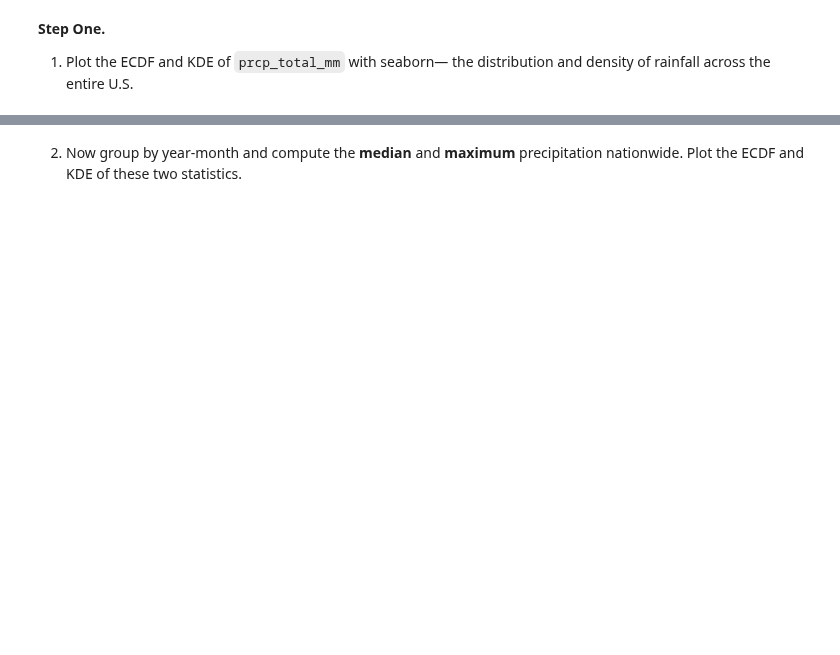
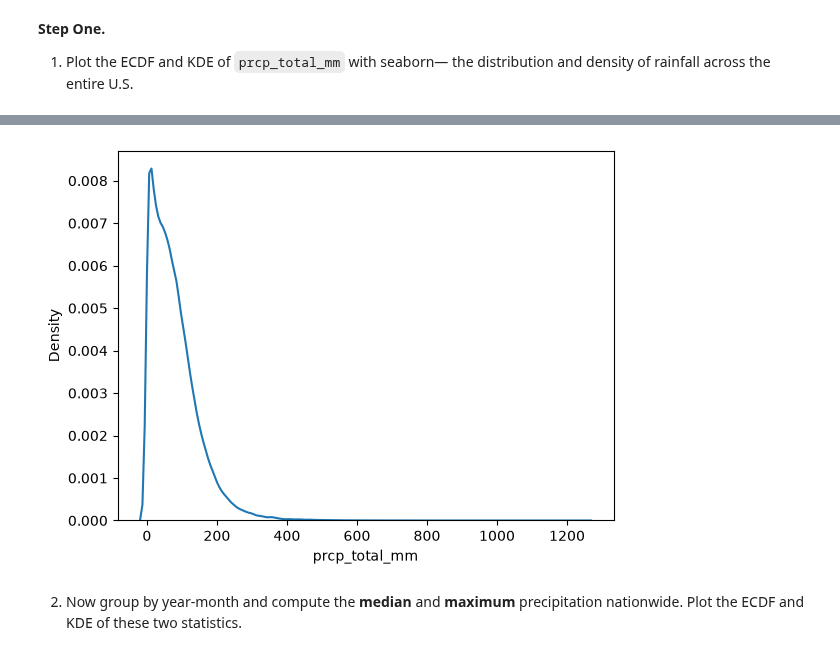
Before and after one commit to ajkrays/UU_F26_templates, a Jupyter notebook: Week05/Thursday_Lab/lab_05.ipynb, the cells around one changed output, grey strips where cells are left out. Cells and saved outputs as stored; diff of their text form; code cells hidden in the pictures; blank space fills up the shorter version.

```diff
--- a/Week05/Thursday_Lab/lab_05.ipynb
+++ b/Week05/Thursday_Lab/lab_05.ipynb
@@ -102,2 +114,7 @@ df.head()
+# %%
+sns.kdeplot(df["prcp_total_mm"])
+plt.show()
+# %% [output]
+[figure, added]
 # %% [markdown]
 2. Now group by year-month and compute the **median** and **maximum** precipitation nationwide. Plot the ECDF and KDE of these two statistics.
```
Also changed, not shown: parts of 30 cells of this notebook, 6 other files.
